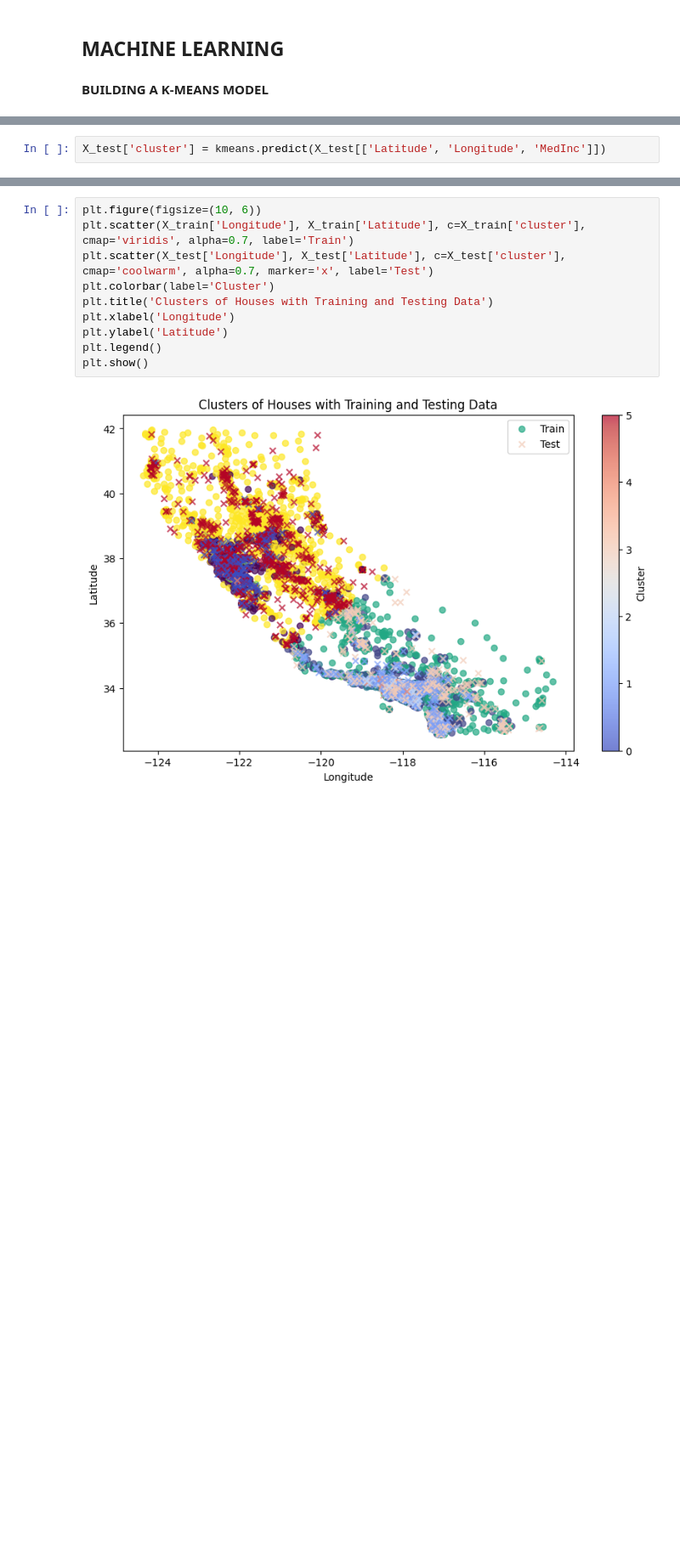
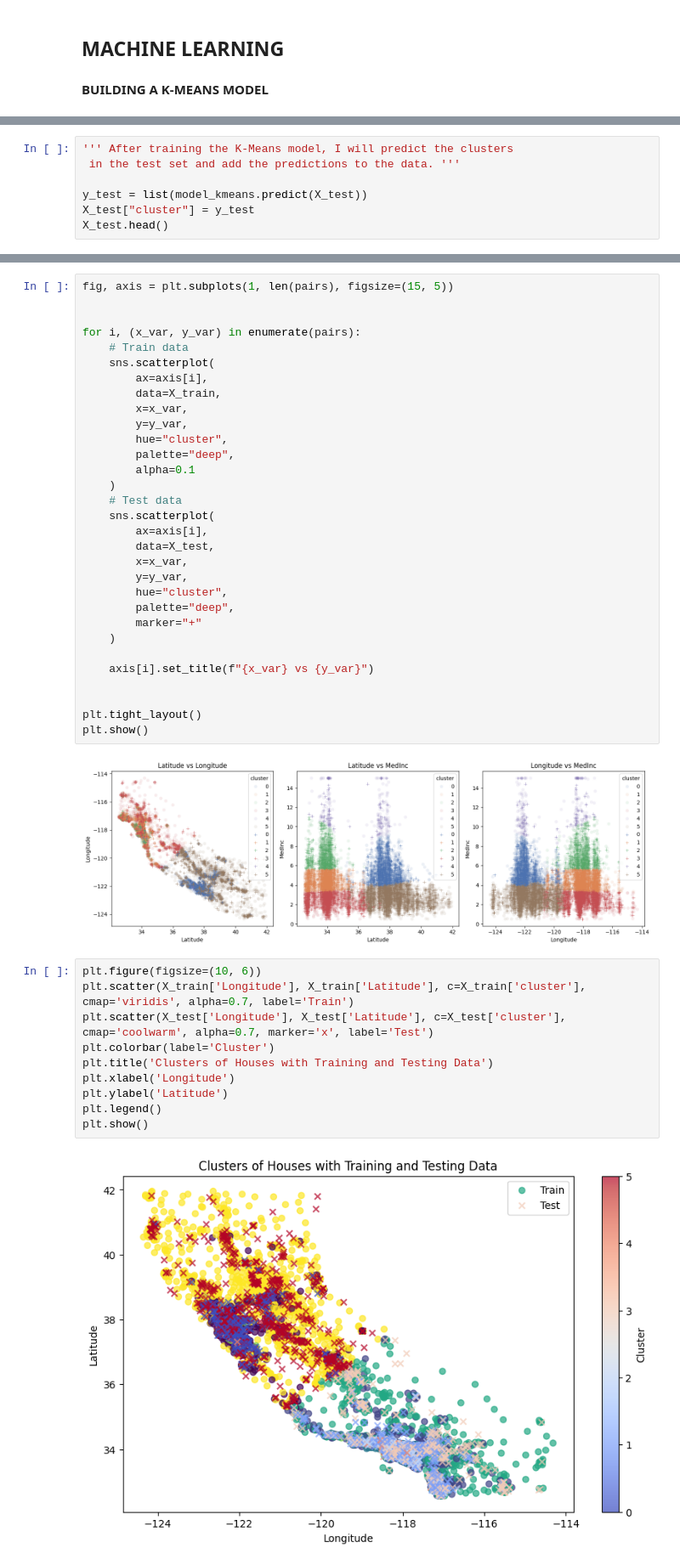
Before and after one commit to RitaViegas/RitaViegas---K-means-Project, a Jupyter notebook: src/explore.ipynb, the cells around one changed output, grey strips where cells are left out. Shown at 85% size. Cells and saved outputs as stored; diff of their text form; blank space fills up the shorter version.

Commit message:
K-MEANS_final

```diff
--- a/src/explore.ipynb
+++ b/src/explore.ipynb
@@ -76,2 +83,0 @@ plt.show()
-# %%
-X_test['cluster'] = kmeans.predict(X_test[['Latitude', 'Longitude', 'MedInc']])
@@ -77,0 +123,7 @@ X_test['cluster'] = kmeans.predict(X_test[['Latitude', 'Longitude', 'MedInc']])
+# %%
+''' After training the K-Means model, I will predict the clusters
+ in the test set and add the predictions to the data. '''
+
+y_test = list(model_kmeans.predict(X_test))
+X_test["cluster"] = y_test
+X_test.head()
@@ -78,3 +137,36 @@ X_test['cluster'] = kmeans.predict(X_test[['Latitude', 'Longitude', 'MedInc']])
+# %%
+fig, axis = plt.subplots(1, len(pairs), figsize=(15, 5))
+
+
+for i, (x_var, y_var) in enumerate(pairs):
+    # Train data
+    sns.scatterplot(
+        ax=axis[i],
+        data=X_train,
+        x=x_var,
+        y=y_var,
+        hue="cluster",
+        palette="deep",
+        alpha=0.1
+    )
+    # Test data
+    sns.scatterplot(
+        ax=axis[i],
+        data=X_test,
+        x=x_var,
+        y=y_var,
+        hue="cluster",
+        palette="deep",
+        marker="+"
+    )
+
+    axis[i].set_title(f"{x_var} vs {y_var}")
+
+
+plt.tight_layout()
+plt.show()
+# %% [output]
+[figure, added]
 # %%
 plt.figure(figsize=(10, 6))
 plt.scatter(X_train['Longitude'], X_train['Latitude'], c=X_train['cluster'], cmap='viridis', alpha=0.7, label='Train')
```
Also changed, not shown: parts of 28 cells of this notebook, 3 other files.
